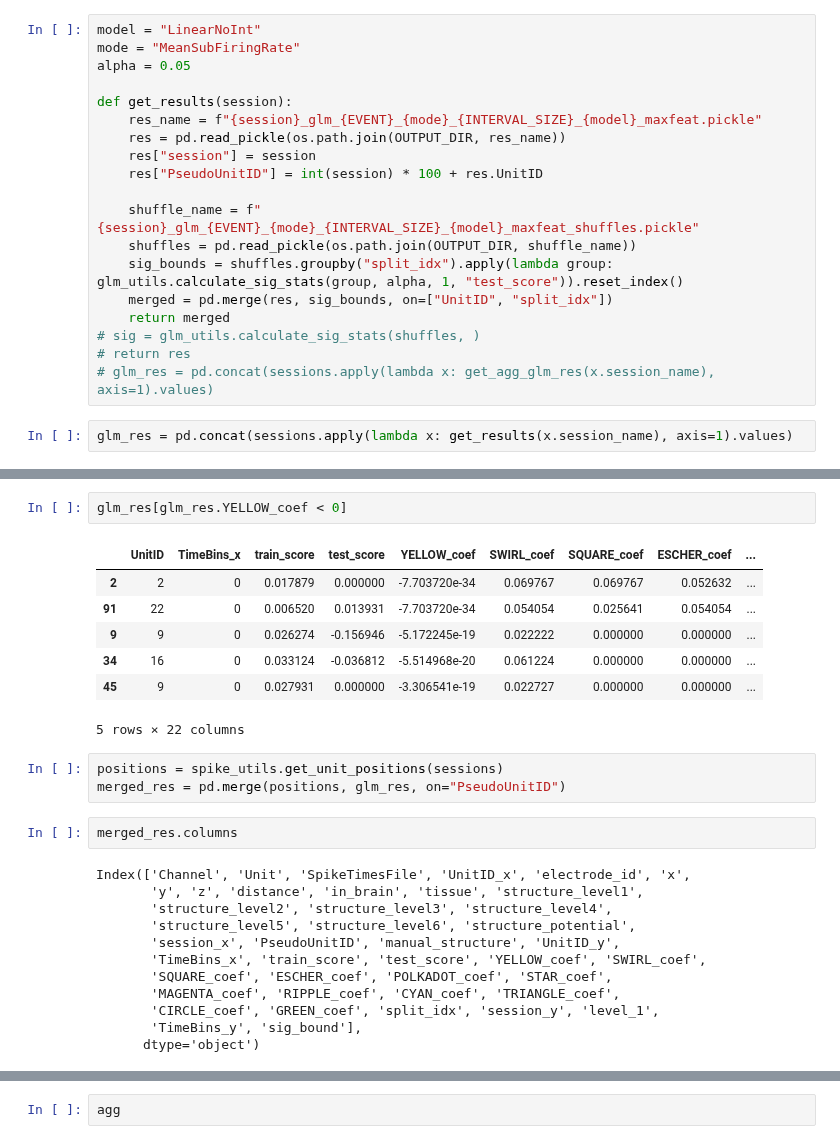
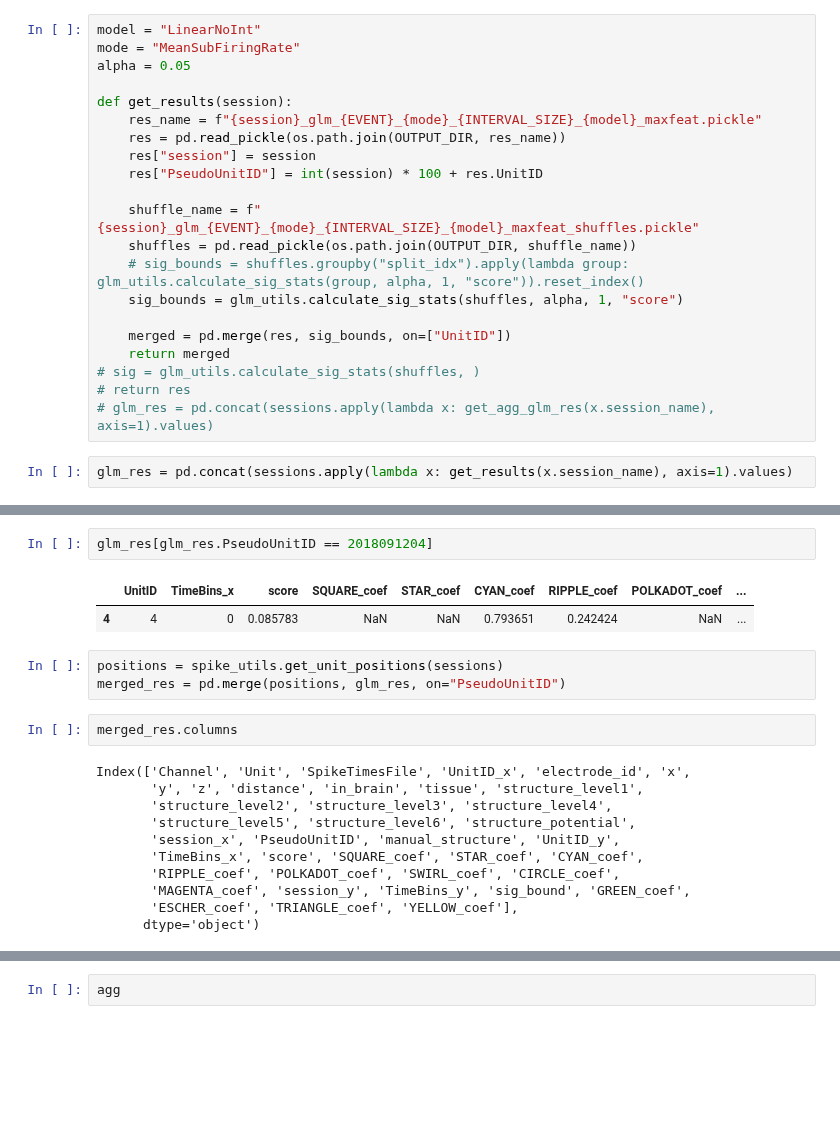
Before and after one commit to pqz317/wcst_decode, a Jupyter notebook: notebooks/20240514_analyze_max_feat_glm.ipynb, the cells around one changed output, grey strips where cells are left out. Drawn from its saved outputs; the diff is of its cells as text; blank space fills up the shorter version.

```diff
--- a/notebooks/20240514_analyze_max_feat_glm.ipynb
+++ b/notebooks/20240514_analyze_max_feat_glm.ipynb
@@ -39,8 +39,10 @@ def get_results(session):
 
     shuffle_name = f"{session}_glm_{EVENT}_{mode}_{INTERVAL_SIZE}_{model}_maxfeat_shuffles.pickle"
     shuffles = pd.read_pickle(os.path.join(OUTPUT_DIR, shuffle_name))
-    sig_bounds = shuffles.groupby("split_idx").apply(lambda group: glm_utils.calculate_sig_stats(group, alpha, 1, "test_score")).reset_index()
-    merged = pd.merge(res, sig_bounds, on=["UnitID", "split_idx"])
+    # sig_bounds = shuffles.groupby("split_idx").apply(lambda group: glm_utils.calculate_sig_stats(group, alpha, 1, "score")).reset_index()
+    sig_bounds = glm_utils.calculate_sig_stats(shuffles, alpha, 1, "score")
+
+    merged = pd.merge(res, sig_bounds, on=["UnitID"])
     return merged
 # sig = glm_utils.calculate_sig_stats(shuffles, )
 # return res
@@ -67,13 +74,8 @@ Name: split_idx, dtype: int64
 # %%
-glm_res[glm_res.YELLOW_coef < 0]
+glm_res[glm_res.PseudoUnitID == 2018091204]
 # %% [output]
-|  | UnitID | TimeBins_x | train_score | test_score | YELLOW_coef | SWIRL_coef | SQUARE_coef | ESCHER_coef | ... |
-| 2 | 2 | 0 | 0.017879 | 0.000000 | -7.703720e-34 | 0.069767 | 0.069767 | 0.052632 | ... |
-| 91 | 22 | 0 | 0.006520 | 0.013931 | -7.703720e-34 | 0.054054 | 0.025641 | 0.054054 | ... |
-| 9 | 9 | 0 | 0.026274 | -0.156946 | -5.172245e-19 | 0.022222 | 0.000000 | 0.000000 | ... |
-| 34 | 16 | 0 | 0.033124 | -0.036812 | -5.514968e-20 | 0.061224 | 0.000000 | 0.000000 | ... |
-| 45 | 9 | 0 | 0.027931 | 0.000000 | -3.306541e-19 | 0.022727 | 0.000000 | 0.000000 | ... |
+|  | UnitID | TimeBins_x | score | SQUARE_coef | STAR_coef | CYAN_coef | RIPPLE_coef | POLKADOT_coef | ... |
+| 4 | 4 | 0 | 0.085783 | NaN | NaN | 0.793651 | 0.242424 | NaN | ... |
-5 rows × 22 columns
 # %%
 positions = spike_utils.get_unit_positions(sessions)
 merged_res = pd.merge(positions, glm_res, on="PseudoUnitID")
@@ -85,10 +87,9 @@ Index(['Channel', 'Unit', 'SpikeTimesFile', 'UnitID_x', 'electrode_id', 'x',
        'structure_level2', 'structure_level3', 'structure_level4',
        'structure_level5', 'structure_level6', 'structure_potential',
        'session_x', 'PseudoUnitID', 'manual_structure', 'UnitID_y',
-       'TimeBins_x', 'train_score', 'test_score', 'YELLOW_coef', 'SWIRL_coef',
-       'SQUARE_coef', 'ESCHER_coef', 'POLKADOT_coef', 'STAR_coef',
-       'MAGENTA_coef', 'RIPPLE_coef', 'CYAN_coef', 'TRIANGLE_coef',
-       'CIRCLE_coef', 'GREEN_coef', 'split_idx', 'session_y', 'level_1',
-       'TimeBins_y', 'sig_bound'],
+       'TimeBins_x', 'score', 'SQUARE_coef', 'STAR_coef', 'CYAN_coef',
+       'RIPPLE_coef', 'POLKADOT_coef', 'SWIRL_coef', 'CIRCLE_coef',
+       'MAGENTA_coef', 'session_y', 'TimeBins_y', 'sig_bound', 'GREEN_coef',
+       'ESCHER_coef', 'TRIANGLE_coef', 'YELLOW_coef'],
       dtype='object')
 # %%
```
Also changed, not shown: parts of 14 cells of this notebook, 5 other files.
